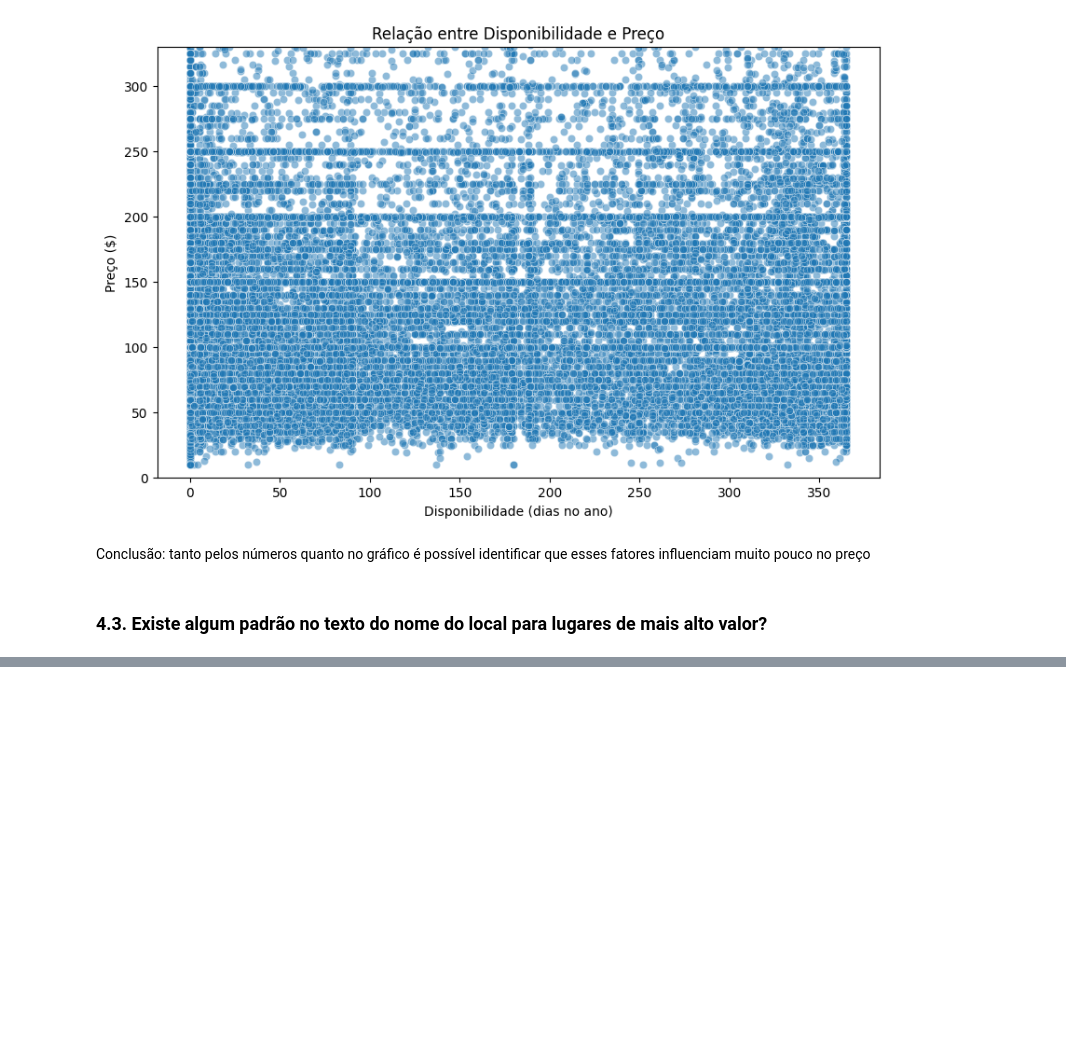
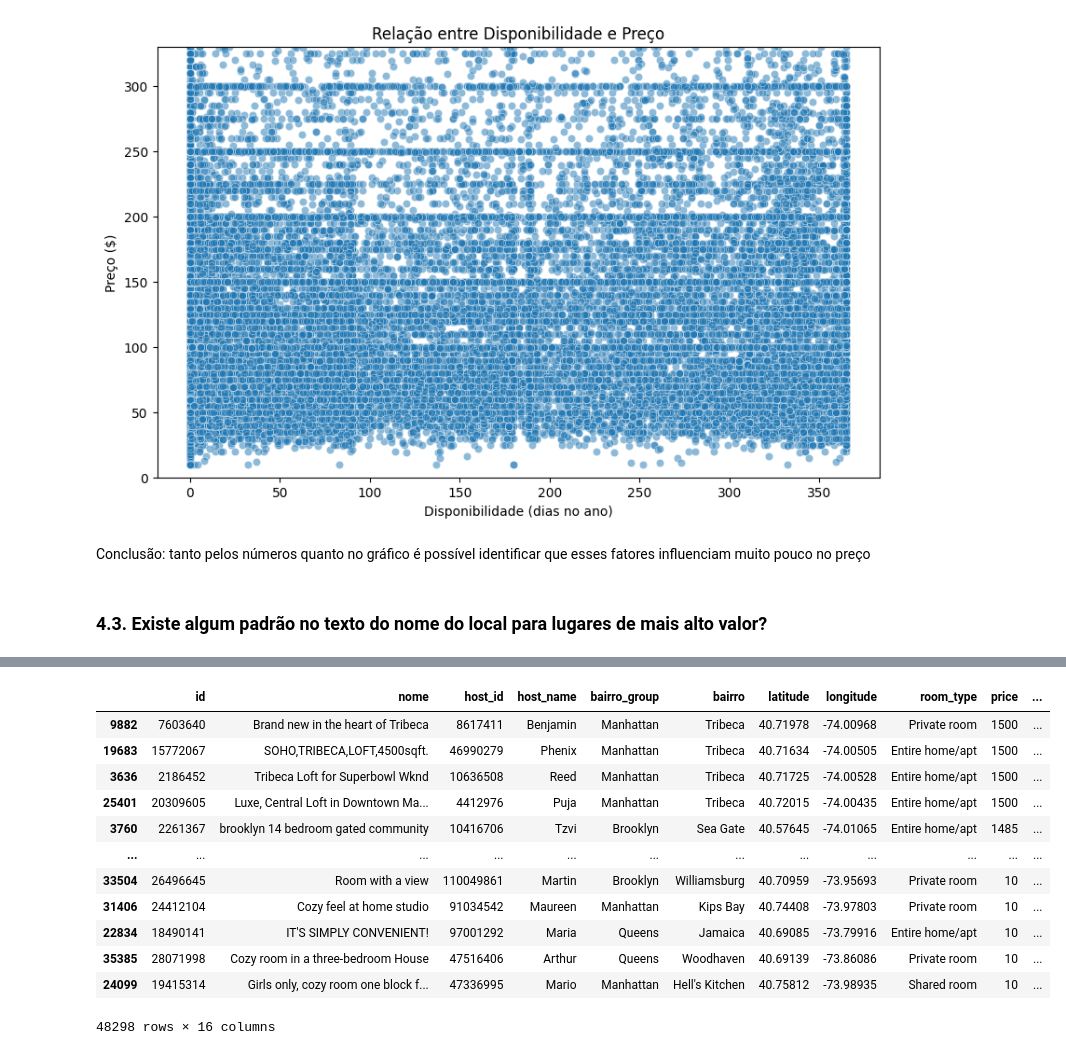
Before and after one commit to raphael-fleury/desafio-cd-lighthouse, a Jupyter notebook: analise.ipynb, the cells around one changed output, grey strips where cells are left out. Saved outputs shown, nothing was run; the diff lists cells and outputs as text; code cells hidden in the pictures; blank space fills up the shorter version.

```diff
--- a/analise.ipynb
+++ b/analise.ipynb
@@ -510,0 +507,16 @@ media_preco_sem_nome
+# %%
+apartamentos.sort_values(by="price", ascending=False)
+# %% [output]
+|  | id | nome | host_id | host_name | bairro_group | bairro | latitude | longitude | room_type | price | ... |
+| 9882 | 7603640 | Brand new in the heart of Tribeca | 8617411 | Benjamin | Manhattan | Tribeca | 40.71978 | -74.00968 | Private room | 1500 | ... |
+| 19683 | 15772067 | SOHO,TRIBECA,LOFT,4500sqft. | 46990279 | Phenix | Manhattan | Tribeca | 40.71634 | -74.00505 | Entire home/apt | 1500 | ... |
+| 3636 | 2186452 | Tribeca Loft for Superbowl Wknd | 10636508 | Reed | Manhattan | Tribeca | 40.71725 | -74.00528 | Entire home/apt | 1500 | ... |
+| 25401 | 20309605 | Luxe, Central Loft in Downtown Ma... | 4412976 | Puja | Manhattan | Tribeca | 40.72015 | -74.00435 | Entire home/apt | 1500 | ... |
+| 3760 | 2261367 | brooklyn 14 bedroom gated community | 10416706 | Tzvi | Brooklyn | Sea Gate | 40.57645 | -74.01065 | Entire home/apt | 1485 | ... |
+| ... | ... | ... | ... | ... | ... | ... | ... | ... | ... | ... | ... |
+| 33504 | 26496645 | Room with a view | 110049861 | Martin | Brooklyn | Williamsburg | 40.70959 | -73.95693 | Private room | 10 | ... |
+| 31406 | 24412104 | Cozy feel at home studio | 91034542 | Maureen | Manhattan | Kips Bay | 40.74408 | -73.97803 | Private room | 10 | ... |
+| 22834 | 18490141 | IT'S SIMPLY CONVENIENT! | 97001292 | Maria | Queens | Jamaica | 40.69085 | -73.79916 | Entire home/apt | 10 | ... |
+| 35385 | 28071998 | Cozy room in a three-bedroom House | 47516406 | Arthur | Queens | Woodhaven | 40.69139 | -73.86086 | Private room | 10 | ... |
+| 24099 | 19415314 | Girls only, cozy room one block f... | 47336995 | Mario | Manhattan | Hell's Kitchen | 40.75812 | -73.98935 | Shared room | 10 | ... |
+48298 rows × 16 columns
```
Also changed, not shown: parts of 8 cells of this notebook, 1 other file.
